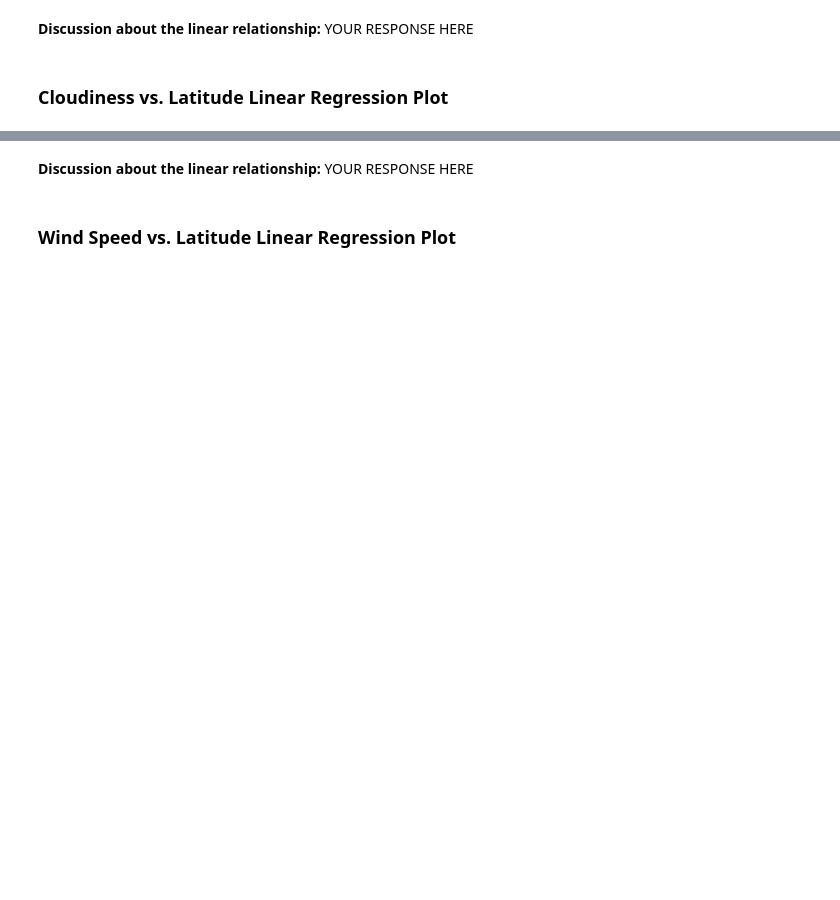
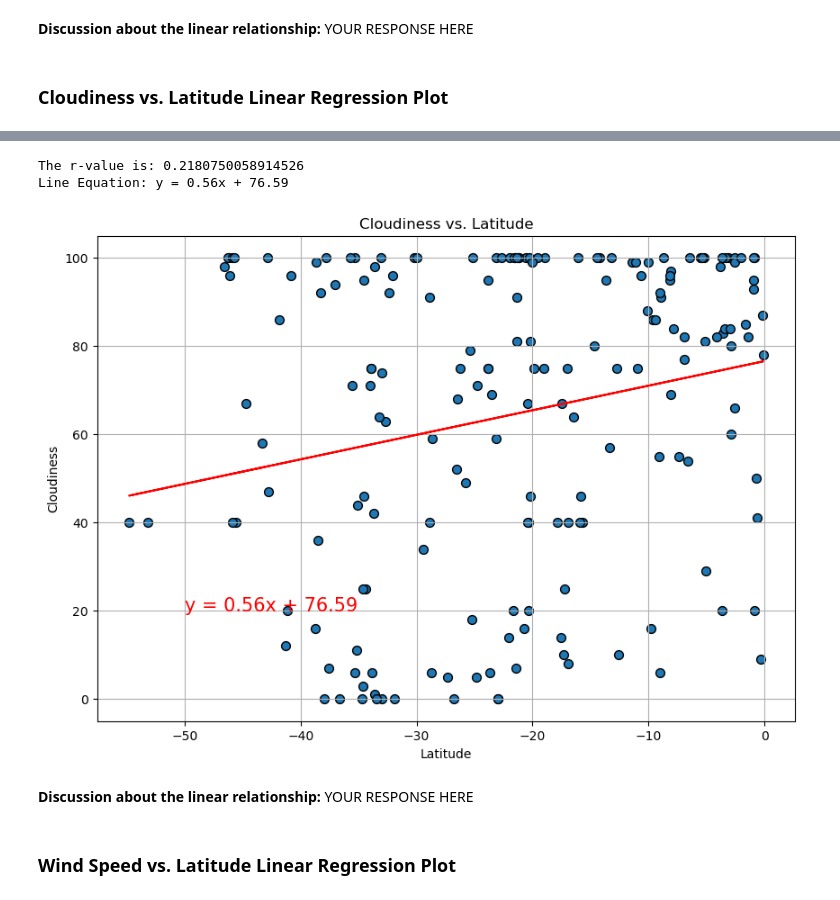
Before and after one commit to spmims/python-api-challenge, a Jupyter notebook: WeatherPy/starter_code/WeatherPy.ipynb, the cells around one changed output, grey strips where cells are left out. Cells and saved outputs as stored; diff of their text form; code cells hidden in the pictures; blank space fills up the shorter version.

```diff
--- a/WeatherPy/starter_code/WeatherPy.ipynb
+++ b/WeatherPy/starter_code/WeatherPy.ipynb
@@ -364,3 +361,10 @@ The r-value is: 0.02056735429994368
+# %%
+# Southern Hemisphere
+lin_reg_plot(southern_hemi_df, "Lat", "Cloudiness", (-50, 20))
+# %% [output]
+The r-value is: 0.2180750058914526
+Line Equation: y = 0.56x + 76.59
+[figure, added]
 # %% [markdown]
 **Discussion about the linear relationship:** YOUR RESPONSE HERE
 # %% [markdown]
```
Also changed, not shown: parts of 11 cells of this notebook.
